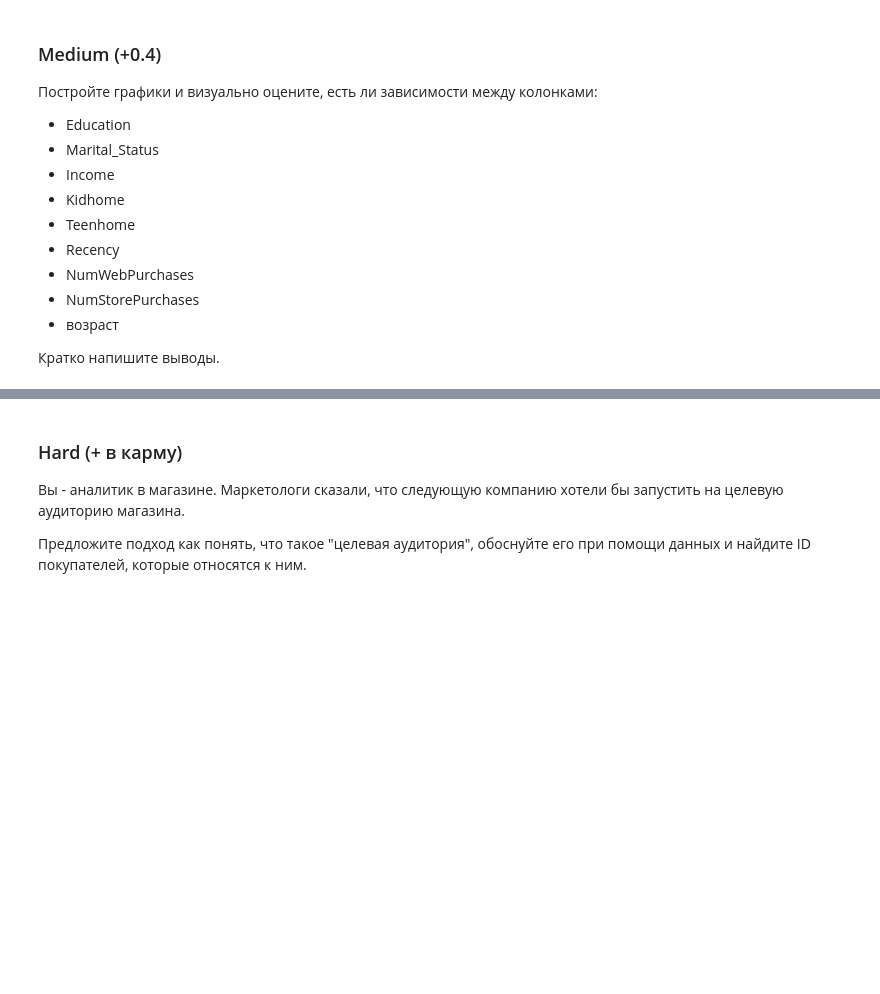
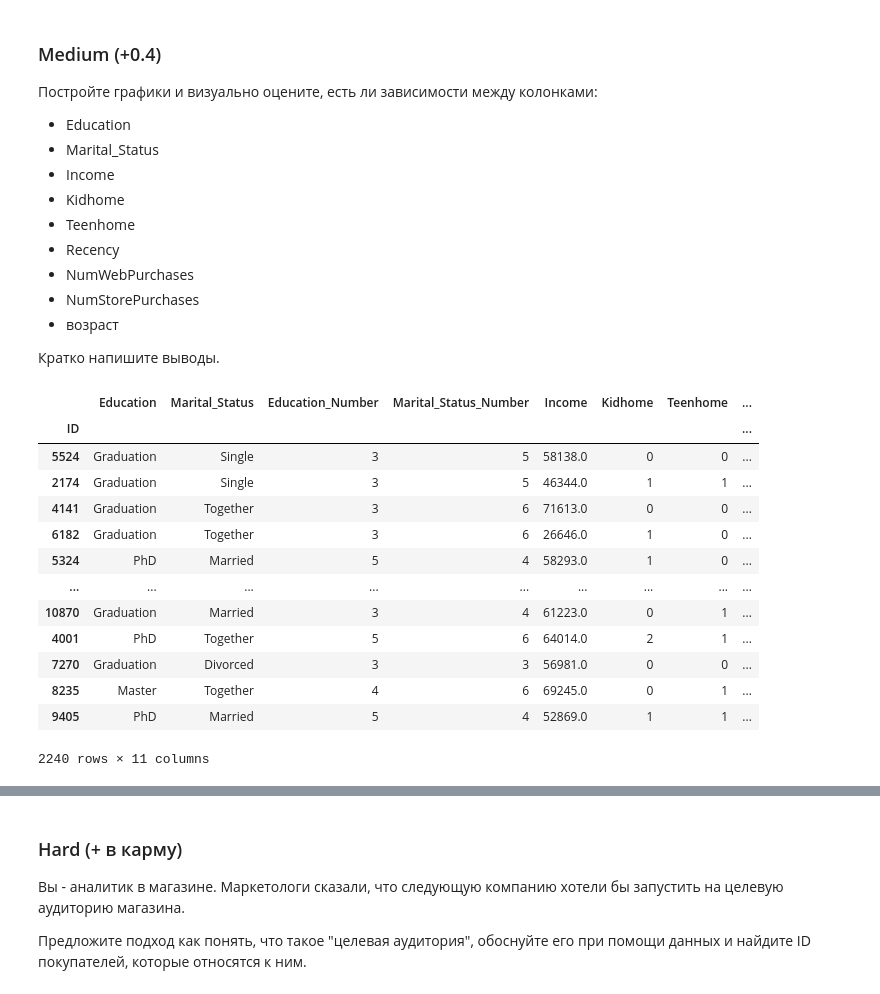
Before and after one commit to setday/HSE_ML_HW2024, a Jupyter notebook: notebooks/02-homework.ipynb, the cells around one changed output, grey strips where cells are left out. Saved outputs shown, nothing was run; the diff lists cells and outputs as text; code cells hidden in the pictures; blank space fills up the shorter version.

```diff
--- a/notebooks/02-homework.ipynb
+++ b/notebooks/02-homework.ipynb
@@ -55,3 +75,49 @@ complains
 - возраст
 
 Кратко напишите выводы.
+# %%
+features = {
+    'Education': 'category',
+    'Marital_Status': 'category',
+    'Education_Number': 'number',
+    'Marital_Status_Number': 'number',
+    'Income': 'number',
+    'Kidhome': 'number',
+    'Teenhome': 'number',
+    'Recency': 'number',
+    'NumWebPurchases': 'number',
+    'NumStorePurchases': 'number',
+    'Age': 'number',
+}
+features_list = list(features.keys())
+features_number = [feature for feature in features_list if features[feature] == 'number']
+features_category = [feature for feature in features_list if features[feature] == 'category']
+
+sns.set_theme(style="ticks")
+cmap = sns.cubehelix_palette(start=3, light=1, as_cmap=True)
+
+corrected_df = df
+
+encoder = sklp.LabelEncoder()
+
+corrected_df['Age'] = 2024 - corrected_df['Year_Birth']
+corrected_df['Education_Number'] = encoder.fit_transform(corrected_df['Education']) + 1
+corrected_df['Marital_Status_Number'] = encoder.fit_transform(corrected_df['Marital_Status']) + 1
+
+corrected_df = corrected_df[features_list]
+corrected_df
+# %% [output]
+|  | Education | Marital_Status | Education_Number | Marital_Status_Number | Income | Kidhome | Teenhome | ... |
+| ID |  |  |  |  |  |  |  | ... |
+| 5524 | Graduation | Single | 3 | 5 | 58138.0 | 0 | 0 | ... |
+| 2174 | Graduation | Single | 3 | 5 | 46344.0 | 1 | 1 | ... |
+| 4141 | Graduation | Together | 3 | 6 | 71613.0 | 0 | 0 | ... |
+| 6182 | Graduation | Together | 3 | 6 | 26646.0 | 1 | 0 | ... |
+| 5324 | PhD | Married | 5 | 4 | 58293.0 | 1 | 0 | ... |
+| ... | ... | ... | ... | ... | ... | ... | ... | ... |
+| 10870 | Graduation | Married | 3 | 4 | 61223.0 | 0 | 1 | ... |
+| 4001 | PhD | Together | 5 | 6 | 64014.0 | 2 | 1 | ... |
+| 7270 | Graduation | Divorced | 3 | 3 | 56981.0 | 0 | 0 | ... |
+| 8235 | Master | Together | 4 | 6 | 69245.0 | 0 | 1 | ... |
+| 9405 | PhD | Married | 5 | 4 | 52869.0 | 1 | 1 | ... |
+2240 rows × 11 columns
```
Also changed, not shown: parts of 11 cells of this notebook.
